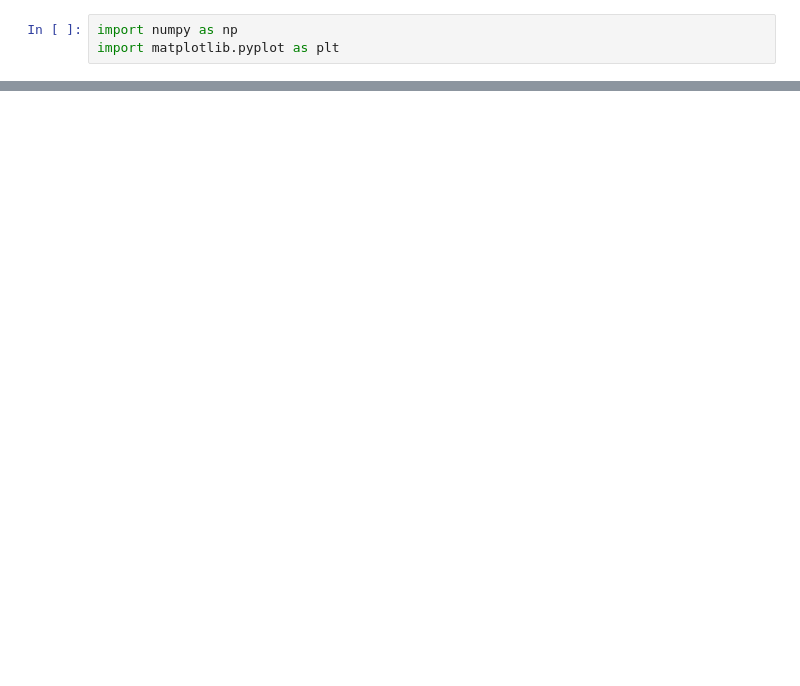
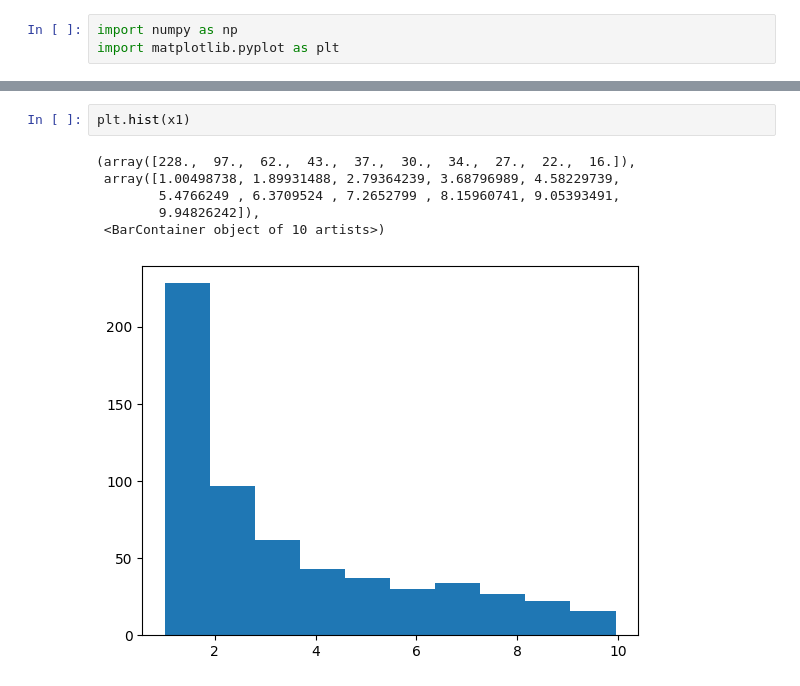
Before and after one commit to rahule-1999/M.Sc-Project, a Jupyter notebook: Assignment.ipynb, the cells around one changed output, grey strips where cells are left out. Saved outputs shown, nothing was run; the diff lists cells and outputs as text; blank space fills up the shorter version.

```diff
--- a/Assignment.ipynb
+++ b/Assignment.ipynb
@@ -217,0 +226,9 @@ A_and_w_Nsample[-1]
+# %%
+plt.hist(x1)
+# %% [output]
+(array([228.,  97.,  62.,  43.,  37.,  30.,  34.,  27.,  22.,  16.]),
+ array([1.00498738, 1.89931488, 2.79364239, 3.68796989, 4.58229739,
+        5.4766249 , 6.3709524 , 7.2652799 , 8.15960741, 9.05393491,
+        9.94826242]),
+ <BarContainer object of 10 artists>)
+[figure, added]
```
Also changed, not shown: parts of 8 cells of this notebook.
